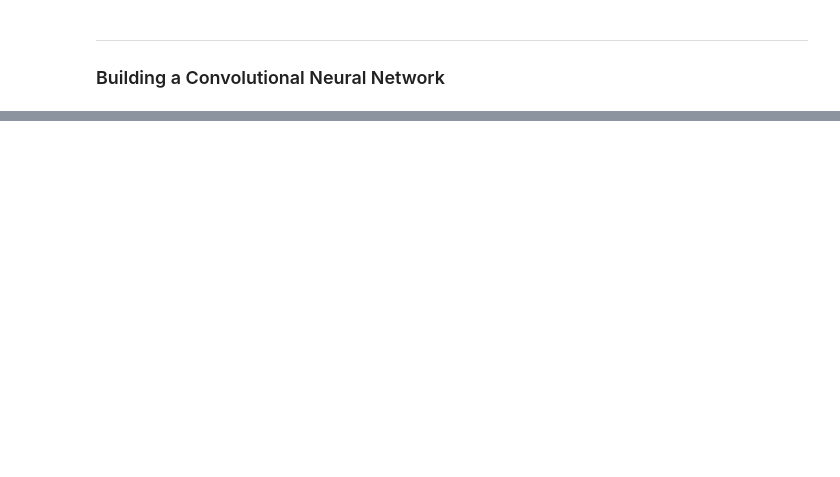
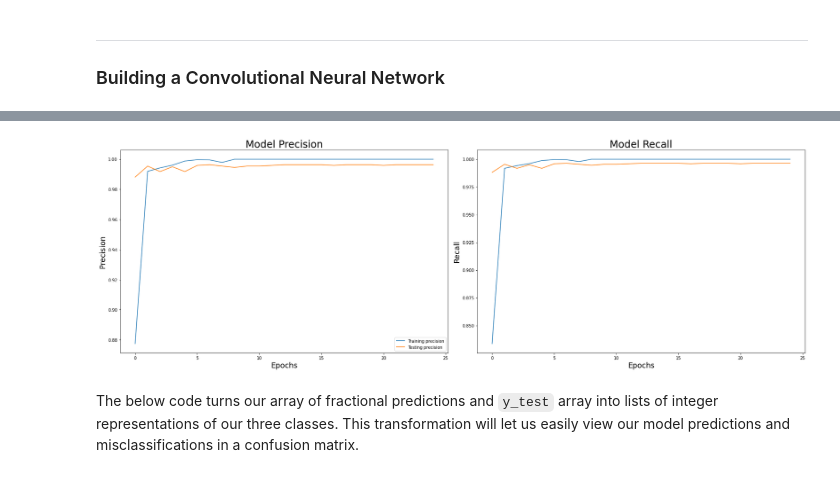
Before and after one commit to dgumustel/mask-detection, a Jupyter notebook: notebooks/02_cnn.ipynb, the cells around one changed output, grey strips where cells are left out. Saved outputs shown, nothing was run; the diff lists cells and outputs as text; code cells hidden in the pictures; blank space fills up the shorter version.

```diff
--- a/notebooks/02_cnn.ipynb
+++ b/notebooks/02_cnn.ipynb
@@ -237,0 +246,35 @@ array([9.9999976e-01, 1.0971730e-19, 2.8489143e-07], dtype=float32)
+# %%
+train_prec = results.history['precision']
+test_prec = results.history['val_precision']
+
+train_rec = results.history['recall']
+test_rec = results.history['val_recall']
+# %%
+# Visualize the loss and accuracy
+
+fig, (ax1, ax2) = plt.subplots(1, 2, figsize=(24, 8))
+
+# Plot loss
+ax1.set_title('Model Precision', size=24)
+ax1.set_xlabel('Epochs', size=18)
+ax1.set_ylabel('Precision', size=18)
+
+ax1.plot(train_prec, label='Training precision')
+ax1.plot(test_prec, label='Testing precision')
+
+# Plot accuracy
+ax2.set_title('Model Recall', size=24)
+ax2.set_xlabel('Epochs', size=18)
+ax2.set_ylabel('Recall', size=18)
+
+ax2.plot(train_rec, label='Training recall')
+ax2.plot(test_rec, label='Testing recall')
+
+ax1.legend()
+
+plt.tight_layout()
+plt.savefig('../figures/prec_rec.png')
+# %% [output]
+[figure, added]
+# %% [markdown]
+The below code turns our array of fractional predictions and `y_test` array into lists of integer representations of our three classes. This transformation will let us easily view our model predictions and misclassifications in a confusion matrix.
```
Also changed, not shown: parts of 38 cells of this notebook.
